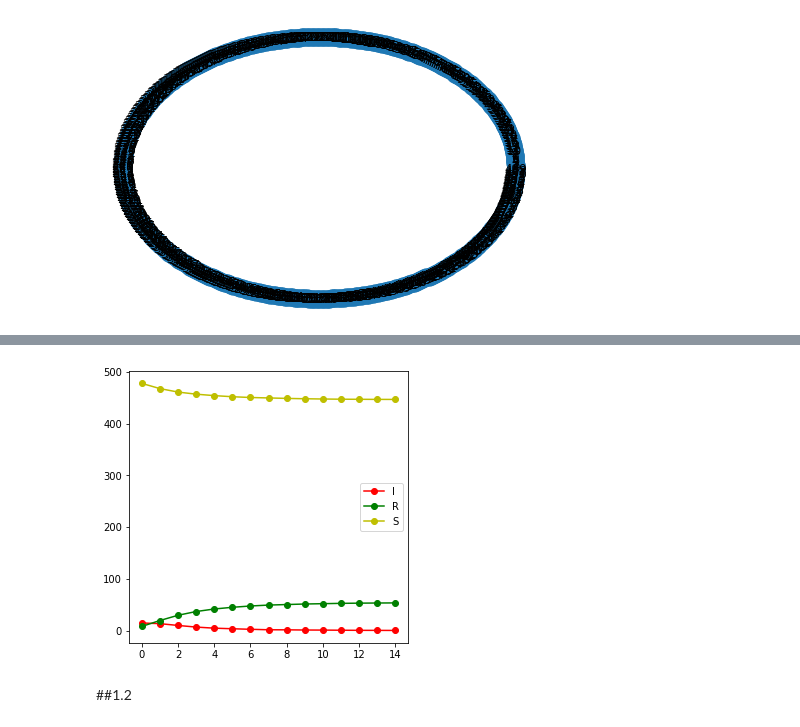
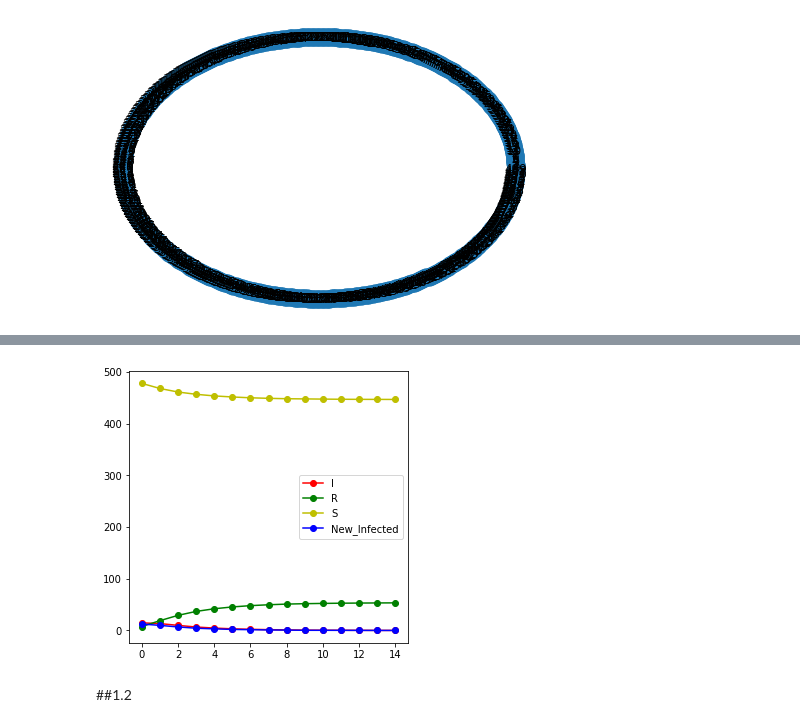
Before and after one commit to ele9996/NetworkDynamicsAndLearningLabs, a Jupyter notebook: HMW3.ipynb, the cells around one changed output, grey strips where cells are left out. Saved outputs shown, nothing was run; the diff lists cells and outputs as text; code cells hidden in the pictures.

```diff
--- a/HMW3.ipynb
+++ b/HMW3.ipynb
@@ -39,11 +39,14 @@ nx.draw_circular(G, with_labels=True)
 beta=0.3
 ro=0.7
 weeks=15
-N= 100
+N=100
 
 
 #array containing the total infected people each week for all simulations
 tot_inf = np.array([[0.,0.,0.,0.,0.,0.,0.,0.,0.,0.,0.,0.,0.,0.,0.]])
+
+#array containing the total new infected people each week for all simulations
+tot_new_infected = np.array([[0.,0.,0.,0.,0.,0.,0.,0.,0.,0.,0.,0.,0.,0.,0.]])
 
 #array containing the total recovered people each week for all simulations
 tot_recovered = np.array([[0.,0.,0.,0.,0.,0.,0.,0.,0.,0.,0.,0.,0.,0.,0.]])
@@ -55,11 +58,13 @@ tot_subsceptible = np.array([[500.,500,500,500,500,500,500,500,500,500,500,500,5
 
 def MySim(weeks, nodes,n_status,n_infected,n_subsceptible,n_recovered):
 
+  #n_status_next=np.copy(n_status)
   n_status_next=n_status
   #print("initial_n_status_next=n_staus: {}".format(n_status_next))
 
   for i in range(weeks):
     #print("settimana {}".format(i))
+    new_inf=0
 
     for node in range(nodes):
       #print("node:{}".format(node))
@@ -80,6 +85,7 @@ def MySim(weeks, nodes,n_status,n_infected,n_subsceptible,n_recovered):
       if n_status[node]==0:
         if random_prob > (1-beta)**m:
           n_status_next[node]=1
+          new_inf +=1
         #print("status_next={}".format(n_status_next))
         #print("status={}".format(n_status))
 
@@ -87,21 +93,24 @@ def MySim(weeks, nodes,n_status,n_infected,n_subsceptible,n_recovered):
         if random_prob<ro:
           n_status_next[node]=2
 
-
-
-
+    #print(n_status)
+    #print(n_status_next)
     infected=np.count_nonzero(n_status_next==1)
     recovered=np.count_nonzero(n_status_next==2)
     subsceptible=np.count_nonzero(n_status_next==0)
 
-    #print("infected number in the week: {}".format(infected))
+    #print("old infected number in the week: {}".format(infected_old))
+    print("infected number in the week: {}".format(infected))
     n_infected[i]=infected
     n_recovered[i]=recovered
     n_subsceptible[i]=subsceptible
+    n_new_infected[i]=new_inf
+
+    #n_status=np.copy(n_status_next)
     n_status=n_status_next
   #print("fine")
   #print("final infected array for every week:{}".format(n_infected))
-  return n_infected,n_recovered,n_subsceptible
+  return n_infected,n_recovered,n_subsceptible,n_new_infected
 # %%
 #main loop
 
@@ -120,6 +129,9 @@ for n in range(N):
   #array containing the number of subsceptible people each week in one simulation of 100
   n_subsceptible=np.zeros(weeks)
 
+  #array containing the number of new infected people each week in one simulation of 100
+  n_new_infected=np.zeros(weeks)
+
   #I randomly search for 10 nodes which will start as infected
   random_index=random.sample(range(0,nodes-1),10)
   #print("the nodes I selected to be infected are: {}".format(random_index))
@@ -128,18 +140,19 @@ for n in range(N):
     n_status[index]=1
 
   #I run the simulation
-  n_infected,n_recovered,n_subsceptible=MySim(weeks,nodes,n_status,n_infected,n_subsceptible,n_recovered)
+  n_infected,n_recovered,n_subsceptible,n_new_infected=MySim(weeks,nodes,n_status,n_infected,n_subsceptible,n_recovered)
 
   #print(n_subsceptible)
   tot_inf=np.concatenate((tot_inf, [n_infected]), axis = 0)
   tot_recovered=np.concatenate((tot_recovered, [n_recovered]), axis = 0)
   tot_subsceptible=np.concatenate((tot_subsceptible, [n_subsceptible]), axis = 0)
-
+  tot_new_infected=np.concatenate((tot_new_infected, [n_new_infected]), axis = 0)
 
 #print("totale infettati per ogni settimana per simulazione:{}".format(tot_inf))
 
 avg_inf=np.average(tot_inf,axis=0)
 avg_recovered=np.average(tot_recovered,axis=0)
 avg_subsceptible=np.average(tot_subsceptible,axis=0)
+avg_new_infected=np.average(tot_new_infected,axis=0)
 
 #print("Average number of infected people per week={}".format(avg_subsceptible))
@@ -146,16 +189,16 @@ avg_subsceptible=np.average(tot_subsceptible,axis=0)
 # %%
 fig, ax = plt.subplots(figsize=(5,5))
 
 
 ax.plot(avg_inf,'ro-', label="I",)
 ax.plot(avg_recovered,'go-', label="R")
 ax.plot(avg_subsceptible,'yo-', label="S")
-
+ax.plot(avg_new_infected,'bo-', label="New_Infected")
 
 ax.legend()
 plt.show()
 # %% [output]
-[figure, old version]
+[figure, new version]
 # %% [markdown]
 ##1.2
 # %%
```
Also changed, not shown: parts of 8 cells of this notebook.
